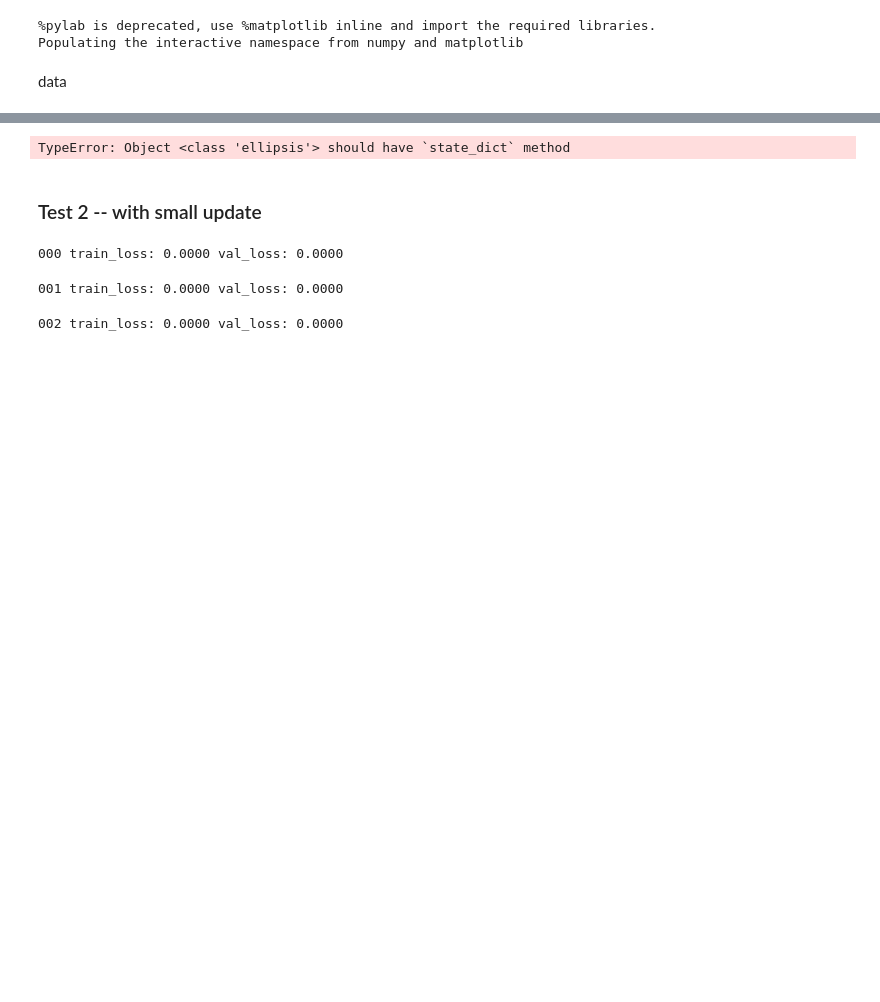
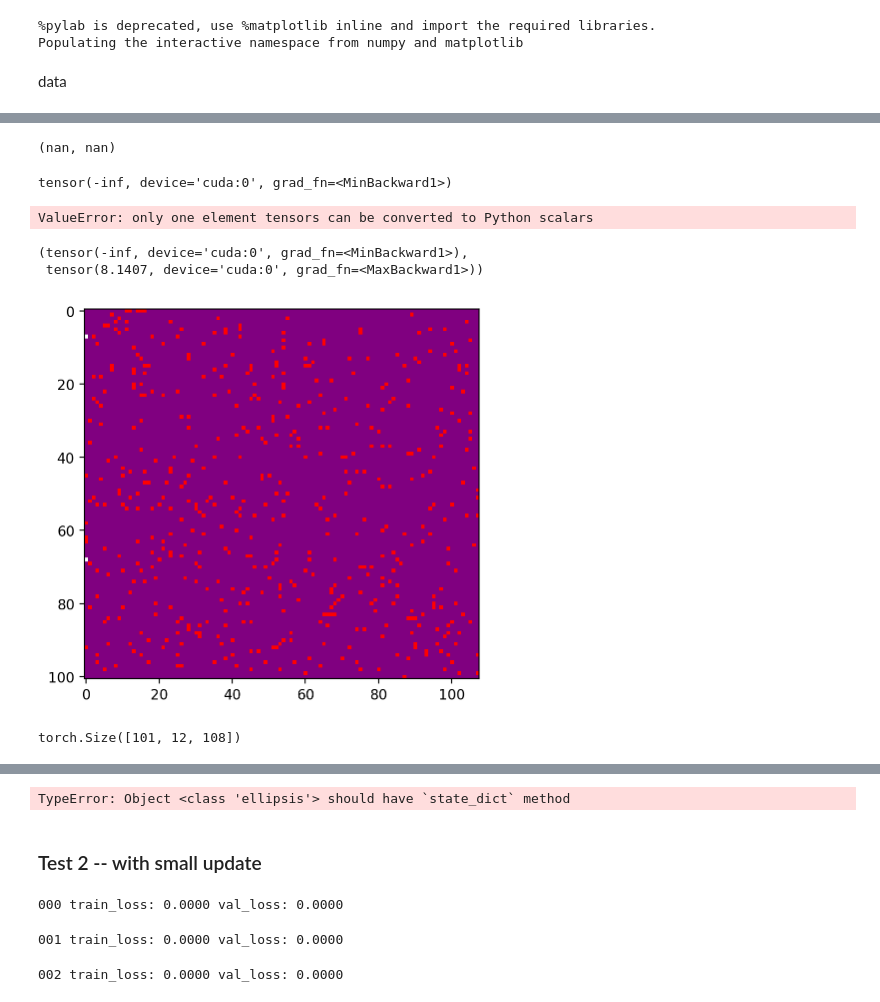
Before and after one commit to keldLundgaard/mugen_ml, a Jupyter notebook: nbs/fairseq_train_model.ipynb, the cells around one changed output, grey strips where cells are left out. Drawn from its saved outputs; the diff is of its cells as text; code cells hidden in the pictures; blank space fills up the shorter version.

```diff
--- a/nbs/fairseq_train_model.ipynb
+++ b/nbs/fairseq_train_model.ipynb
@@ -37,5 +38,24 @@ train_loader, valid_loader = get_music_data_loaders(top50_genre_samples_df)
 # %%
+top50_genre_samples_df = pd.read_csv("/n1Tb/sc_mp3_top50_genre_samples.tsv_gz", compression='gzip', sep='\t')
+
+train_loader, valid_loader = get_music_data_loaders(top50_genre_samples_df, cut=8e4)
+
 model = Wav2Vec2Model(Wav2Vec2Config)
 model = model.to("cuda")
+optimizer = torch.optim.Adam(model.parameters(), lr=0.05, betas=(0.9,0.98), eps=1e-06, weight_decay=0.01, fused=True)
 
-optimizer = torch.optim.Adam(model.parameters(), lr=0.005, betas=(0.9,0.98), eps=1e-06, weight_decay=0.01, fused=True)
+feature_size = 128
+n_genres = 50
+
+t_specs = {
+#     "d_model": 128,
+    "dim_feedforward": 64,
+    "num_decoder_layers": 0,
+    "num_encoder_layers": 0,
+    "nhead": 1,
+}
+genre_classifier = GenreClassifier(n_genres, feature_size, t_specs=t_specs, use_transformer=False).to("cuda")
+# genre_loss_model = GenreLoss(n_genres, feature_size, genre_classifier)
+
+print(f"wav2vec-model n_params: {get_num_params(model):,d}")
+print(f"genre_classifier n_params: {get_num_params(genre_classifier):,d}")
@@ -74,0 +161,35 @@ for i, (batch, genres) in tqdm(enumerate(data_loader, 0), total=len(data_loader)
+# %%
+genre_props = genre_classifier(outputs["x"][:, 5:6, :])
+
+
+min_max_prop = genre_props.min().to("cpu").item(), genre_props.max().to("cpu").item()
+print(min_max_prop)
+# %% [output]
+(nan, nan)
+# %%
+torch.min(outputs["x"][:, 5:6, :])
+# %% [output]
+tensor(-inf, device='cuda:0', grad_fn=<MinBackward1>)
+# %%
+outputs["x"][:, 5, :].to("cpu")
+# %% [output]
+ValueError: only one element tensors can be converted to Python scalars
+# %%
+torch.min(outputs["x"][:, 5, :]), torch.max(outputs["x"][:, 5, :])
+# %% [output]
+(tensor(-inf, device='cuda:0', grad_fn=<MinBackward1>),
+ tensor(8.1407, device='cuda:0', grad_fn=<MaxBackward1>))
+# %%
+from matplotlib import colors
+cmap = colors.ListedColormap(['red', 'blue', 'green', 'purple',])
+bounds = [-2,0,2]
+norm = colors.BoundaryNorm(bounds, cmap.N)
+
+fig, ax = plt.subplots()
+ax.imshow(outputs["x"][:, 5, :].to("cpu").detach().numpy(), cmap=cmap, norm=norm);
+# %% [output]
+[figure, added]
+# %%
+outputs["x"].shape
+# %% [output]
+torch.Size([101, 12, 108])
```
Also changed, not shown: parts of 24 cells of this notebook, 2 other files.
